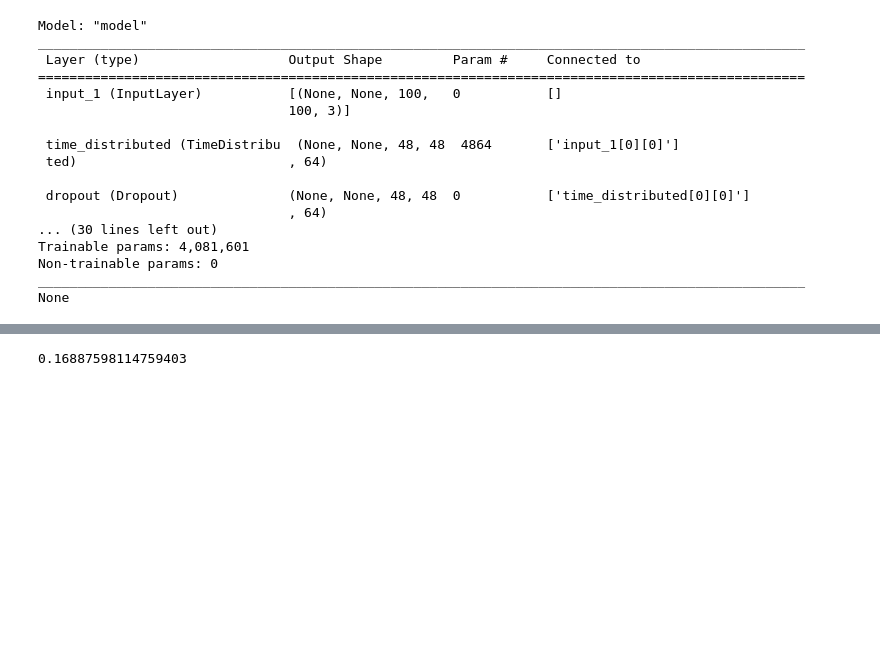
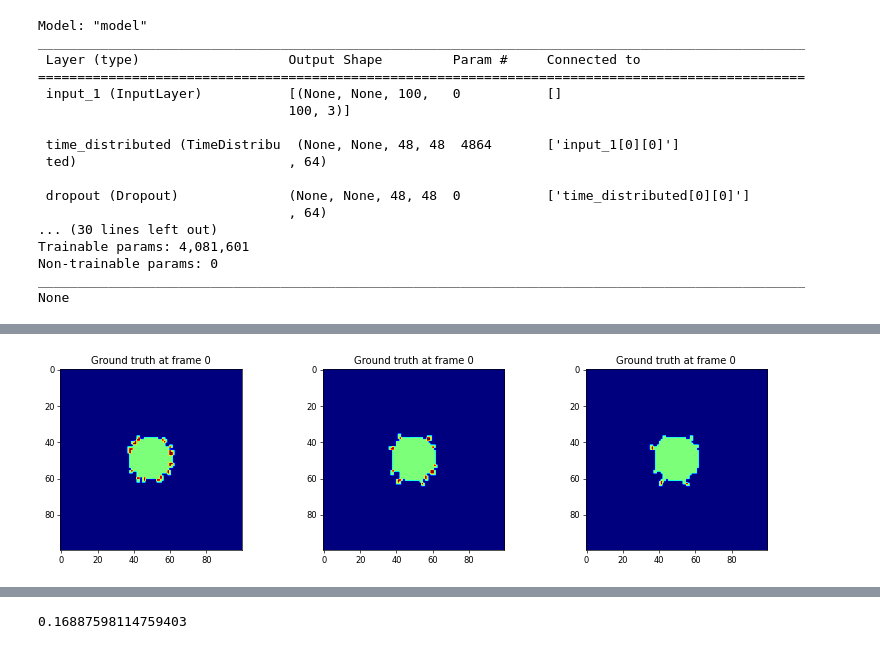
Before and after one commit to kuanrenqian/RecurrentNG, a Jupyter notebook: tensorflow_version/NeuronGrowthML_main.ipynb, the cells around one changed output, grey strips where cells are left out. Cells and saved outputs as stored; diff of their text form; code cells hidden in the pictures; blank space fills up the shorter version.

```diff
--- a/tensorflow_version/NeuronGrowthML_main.ipynb
+++ b/tensorflow_version/NeuronGrowthML_main.ipynb
@@ -221,6 +221,11 @@ else:
             callbacks=[early_stopping, reduce_lr],
         )
     model.save('./saved_model/model_conv_lstm')
+# %%
+from keras import backend as K
+def mreloss(yTrue, yPred):
+    mre = K.sqrt(K.mean(K.square(yPred - yTrue))/(K.max(yPred)-K.min(yPred)))
+    return mre
 # %%
 def create_shifted_frames_3to1(data):
     x1 = np.expand_dims(data[:, 1 : data.shape[1] - 3, :, :, 0]+data[:, 1 : data.shape[1] - 3, :, :, 1],4)
@@ -332,0 +248,76 @@ eng.quit()
+# %%
+# import matlab.engine
+# eng = matlab.engine.start_matlab()
+model = keras.models.load_model('./saved_model/model_conv_lstm')
+
+rand_case = np.random.randint((len(val_dataset)))
+
+example_x = x_val[rand_case,...]
+example_y = y_val[rand_case,...]
+example_tips = tips_val[rand_case,...]
+
+plt.figure(figsize=(16, 4), dpi=60)
+plt.subplot(1,3,1)
+plt.imshow(example_x[0,:,:,0], cmap='jet')
+plt.title('Ground truth at frame 0')
+
+plt.subplot(1,3,2)
+plt.imshow(example_x[0,:,:,1], cmap='jet')
+plt.title('Ground truth at frame 0')
+
+plt.subplot(1,3,3)
+plt.imshow(example_x[0,:,:,2], cmap='jet')
+plt.title('Ground truth at frame 0')
+plt.show()
+
+x_in = np.expand_dims(np.expand_dims(example_x[0,...],axis=0),axis=0)
+
+for i in range(example_x.shape[0]-3):
+    model = keras.models.load_model('./saved_model/model_conv_lstm')
+    new_prediction = model.predict(x_in,verbose="0")
+    keras.backend.clear_session()
+    temp = np.zeros([1,1,100,100,3])
+
+    # tips = np.round(eng.generate_tips_for_python(matlab.double(np.array(new_prediction[0,0,:,:,0]).astype('float64')),5000))
+    model = keras.models.load_model('./saved_model/model_tipsCNN_predBased_mre', compile=False)
+    model.compile(loss=mreloss)
+    tips = push(model.predict(np.expand_dims(np.expand_dims(new_prediction[0,0,:,:,0],axis=0),axis=3),verbose="0"),0.5)
+    keras.backend.clear_session()
+    # tips = np.round(example_tips[i,:,:,0])
+
+    temp[0,0,:,:,0] = x_in[0,0,:,:,1]
+    temp[0,0,:,:,1] = x_in[0,0,:,:,2]
+    # temp[0,0,:,:,2] = np.round(new_prediction[0,0,:,:,0])+tips[0,:,:,0]
+    temp[0,0,:,:,2] = np.round(new_prediction[0,0,:,:,0])+tips
+    x_in = temp
+
+    mre = np.sqrt(np.sum(np.square(new_prediction[0,0,:,:,0]-example_y[i,:,:,0])/(new_prediction.shape[2]*new_prediction.shape[3])))
+
+    plt.figure(figsize=(16, 4), dpi=60)
+
+    plt.subplot(1,4,1)
+    plt.imshow(new_prediction[0,0,:,:,0], cmap='jet')
+    plt.colorbar()
+    plt.title('Prediction at frame %d'%(i+3))
+
+    plt.subplot(1,4,2)
+    plt.imshow(tips, cmap='jet')
+    plt.colorbar()
+    plt.title('Detected tips at frame %d'%(i+3))
+
+    plt.subplot(1,4,3)
+    plt.imshow(example_y[i,:,:,0], cmap='jet')
+    plt.colorbar()
+    plt.title('Ground truth at frame %d'%(i+3))
+
+    plt.subplot(1,4,4)
+    plt.imshow(new_prediction[0,0,:,:,0]-example_y[i,:,:,0], cmap='jet')
+    plt.colorbar()
+    plt.title('Absolute error at frame %d'%(i+3))
+    plt.xlabel('Mean relative error: %f'%mre)
+
+    plt.show()
+
+# eng.quit()
+# %% [output]
+[figure, added]
```
Also changed, not shown: parts of 8 cells of this notebook, 14 other files.
